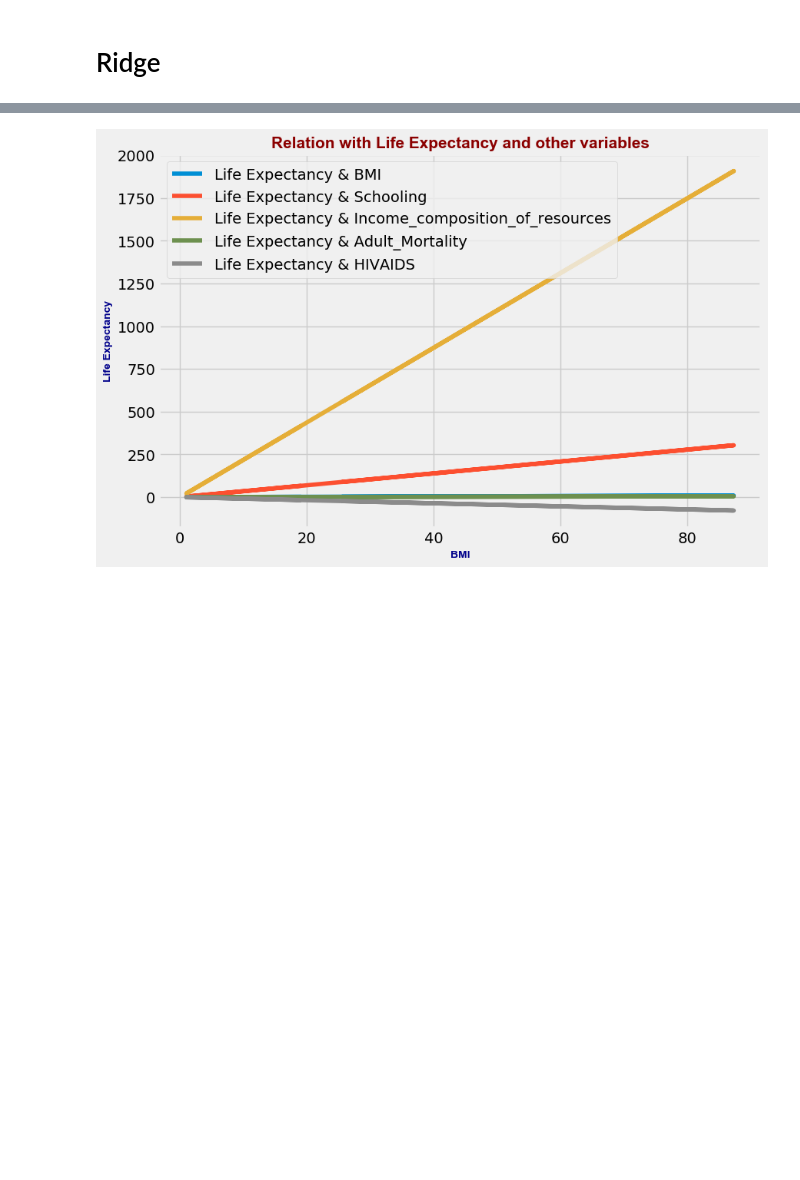
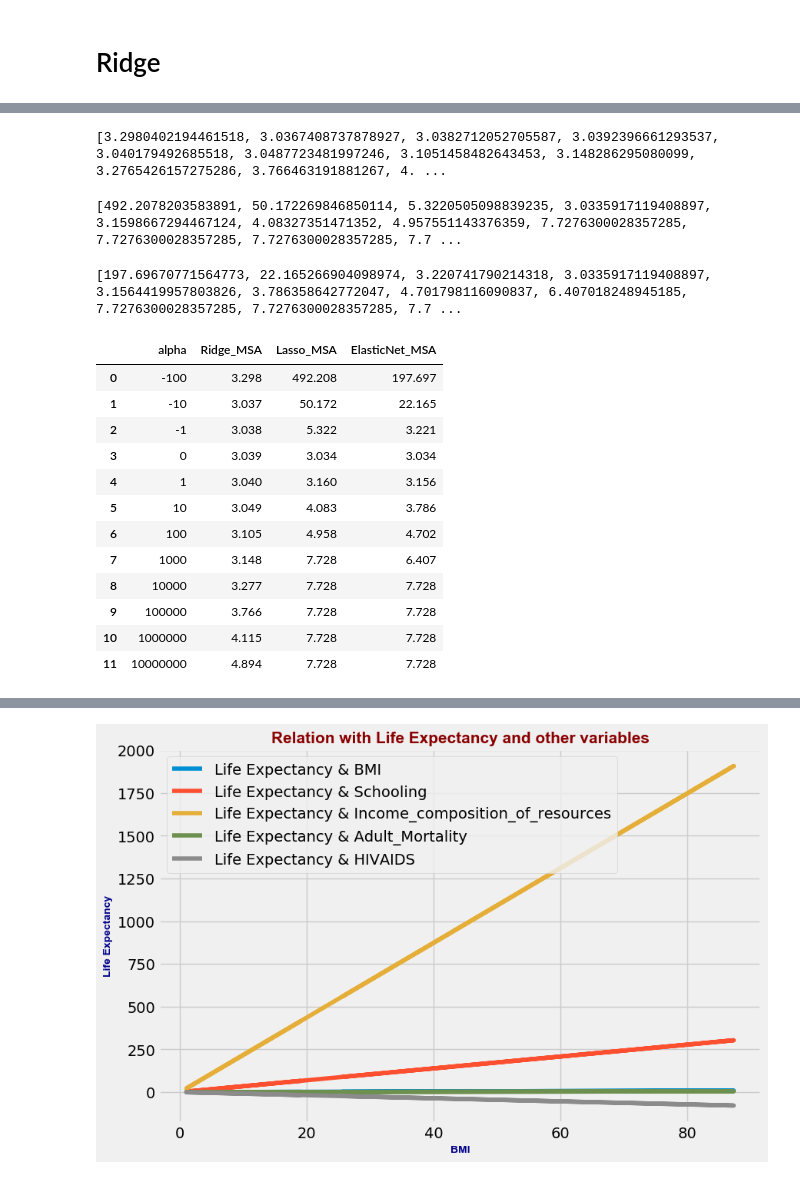
Before and after one commit to EceDolen/Proje-2-, a Jupyter notebook: proje 2 LifeExpectancyData-ASIL.ipynb, the cells around one changed output, grey strips where cells are left out. Drawn from its saved outputs; the diff is of its cells as text; code cells hidden in the pictures; blank space fills up the shorter version.

```diff
--- a/proje 2 LifeExpectancyData-ASIL.ipynb
+++ b/proje 2 LifeExpectancyData-ASIL.ipynb
@@ -986,0 +1158,29 @@ Mean Absolute Percentage Error  (MAPE) : 12.381782732012637
+# %%
+ridge_mean_list = []
+for alpha in alphas:
+    ridgeregr = Ridge(alpha=alpha)
+    ridge_cv = cross_val_score(estimator=ridgeregr, X=X, y=y,cv=10, scoring=skorer)
+    ridge_mean_list.append(ridge_cv.mean())
+print(ridge_mean_list)
+# %% [output]
+[3.2980402194461518, 3.0367408737878927, 3.0382712052705587, 3.0392396661293537, 3.040179492685518, 3.0487723481997246, 3.1051458482643453, 3.148286295080099, 3.2765426157275286, 3.766463191881267, 4. ...
+# %%
+lasso_mean_list = []
+lassoregr = Lasso()
+for alpha in alphas:
+    lassoregr = Lasso(alpha=alpha)
+    lasso_cv = cross_val_score(estimator=lassoregr, X=X, y=y,cv=10, scoring=skorer)
+    lasso_mean_list.append(lasso_cv.mean())
+print(lasso_mean_list)
+# %% [output]
+[492.2078203583891, 50.172269846850114, 5.3220505098839235, 3.0335917119408897, 3.1598667294467124, 4.08327351471352, 4.957551143376359, 7.7276300028357285, 7.7276300028357285, 7.7276300028357285, 7.7 ...
+# %%
+from sklearn.linear_model import Lasso
+elasticnet_mean_list = []
+for alpha in alphas:
+    elasticregr = ElasticNet(alpha=alpha, l1_ratio=0.5)
+    elasticnet_cv = cross_val_score(estimator=elasticregr, X=X, y=y,cv=10, scoring=skorer)
+    elasticnet_mean_list.append(elasticnet_cv.mean())
+print(elasticnet_mean_list)
+# %% [output]
+[197.69670771564773, 22.165266904098974, 3.220741790214318, 3.0335917119408897, 3.1564419957803826, 3.786358642772047, 4.701798116090837, 6.407018248945185, 7.7276300028357285, 7.7276300028357285, 7.7 ...
@@ -986,0 +1189,18 @@ Mean Absolute Percentage Error  (MAPE) : 12.381782732012637
+# %%
+df = pd.DataFrame(model_ortalamaları, columns=['alpha', 'Ridge_MSA', 'Lasso_MSA',
+                                               'ElasticNet_MSA'])
+df
+# %% [output]
+|  | alpha | Ridge_MSA | Lasso_MSA | ElasticNet_MSA |
+| 0 | -100 | 3.298 | 492.208 | 197.697 |
+| 1 | -10 | 3.037 | 50.172 | 22.165 |
+| 2 | -1 | 3.038 | 5.322 | 3.221 |
+| 3 | 0 | 3.039 | 3.034 | 3.034 |
+| 4 | 1 | 3.040 | 3.160 | 3.156 |
+| 5 | 10 | 3.049 | 4.083 | 3.786 |
+| 6 | 100 | 3.105 | 4.958 | 4.702 |
+| 7 | 1000 | 3.148 | 7.728 | 6.407 |
+| 8 | 10000 | 3.277 | 7.728 | 7.728 |
+| 9 | 100000 | 3.766 | 7.728 | 7.728 |
+| 10 | 1000000 | 4.115 | 7.728 | 7.728 |
+| 11 | 10000000 | 4.894 | 7.728 | 7.728 |
```
Also changed, not shown: parts of 30 cells of this notebook.
